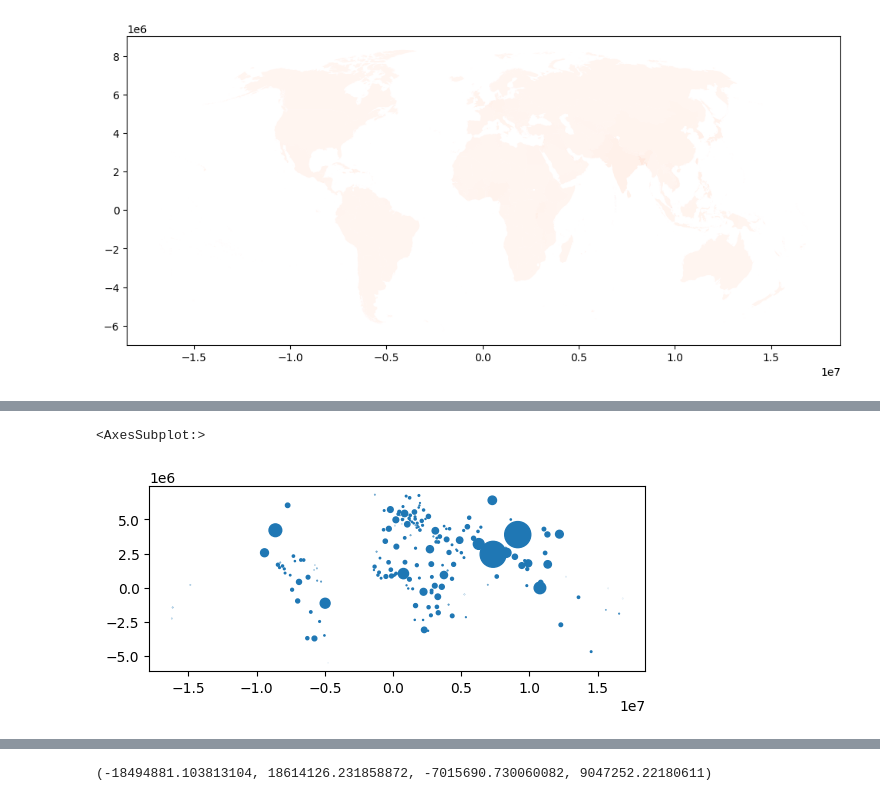
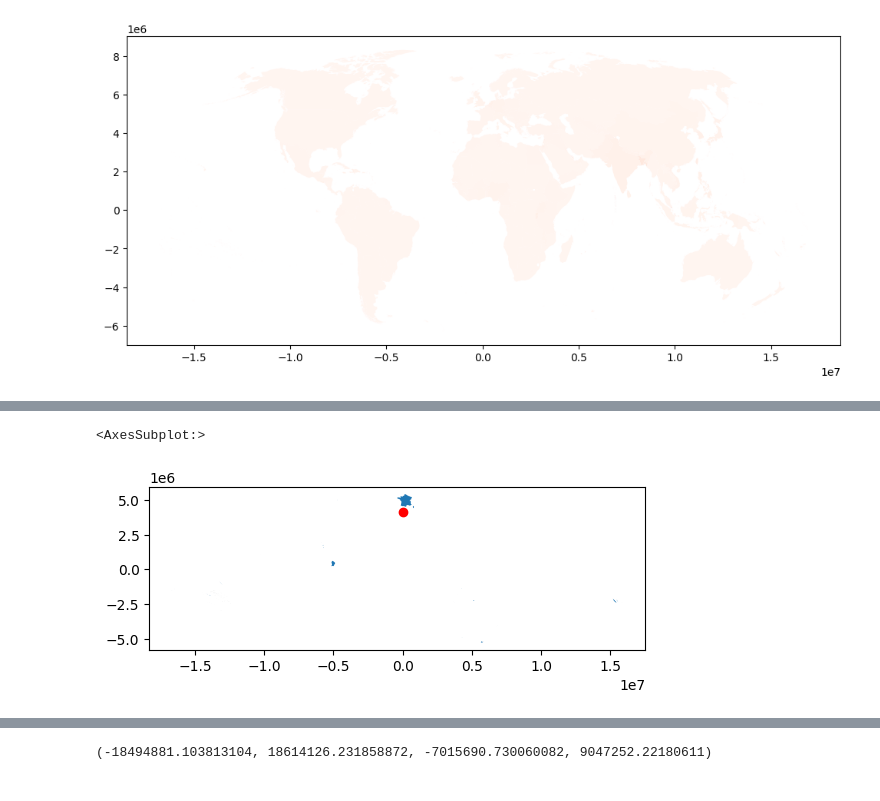
Before and after one commit to marcinszwagrzyk/Geo_Python_Ukraine_2024, a Jupyter notebook: 2_World_map.ipynb, the cells around one changed output, grey strips where cells are left out. Drawn from its saved outputs; the diff is of its cells as text; code cells hidden in the pictures.

```diff
--- a/2_World_map.ipynb
+++ b/2_World_map.ipynb
@@ -81,6 +97,12 @@ for scheme in ['boxplot',
+# %%
+# France example
+fig, ax = plt.subplots()
+gdf_cntrs_pop[gdf_cntrs_pop.shapeName=='France'].plot(ax=ax)
+gdf_cntrs_centr[gdf_cntrs_centr.shapeName=='France'].plot(ax=ax, color='red')
+# %% [output]
+<AxesSubplot:>
+[figure, added]
 # %%
-# Proportional symbols visualisation
-
 # fix problems with the multipolygons and multicentroids
 gdf_cntrs_centr = gdf_cntrs_pop.copy()
 gdf_cntrs_centr = gdf_cntrs_centr.explode()
@@ -90,8 +112,3 @@ gdf_cntrs_centr = gdf_cntrs_centr.sort_values('area', ascending=False)
 
 gdf_cntrs_centr = gdf_cntrs_centr.drop_duplicates('shapeName')
 gdf_cntrs_centr['geometry'] = gdf_cntrs_centr.geometry.centroid
-gdf_cntrs_centr.plot(markersize=gdf_cntrs_centr['Population']/4_000_000)
-# TODO add centorids -> proportional symbols
-# %% [output]
-<AxesSubplot:>
-[figure, removed]
```
Also changed, not shown: parts of 7 cells of this notebook.
